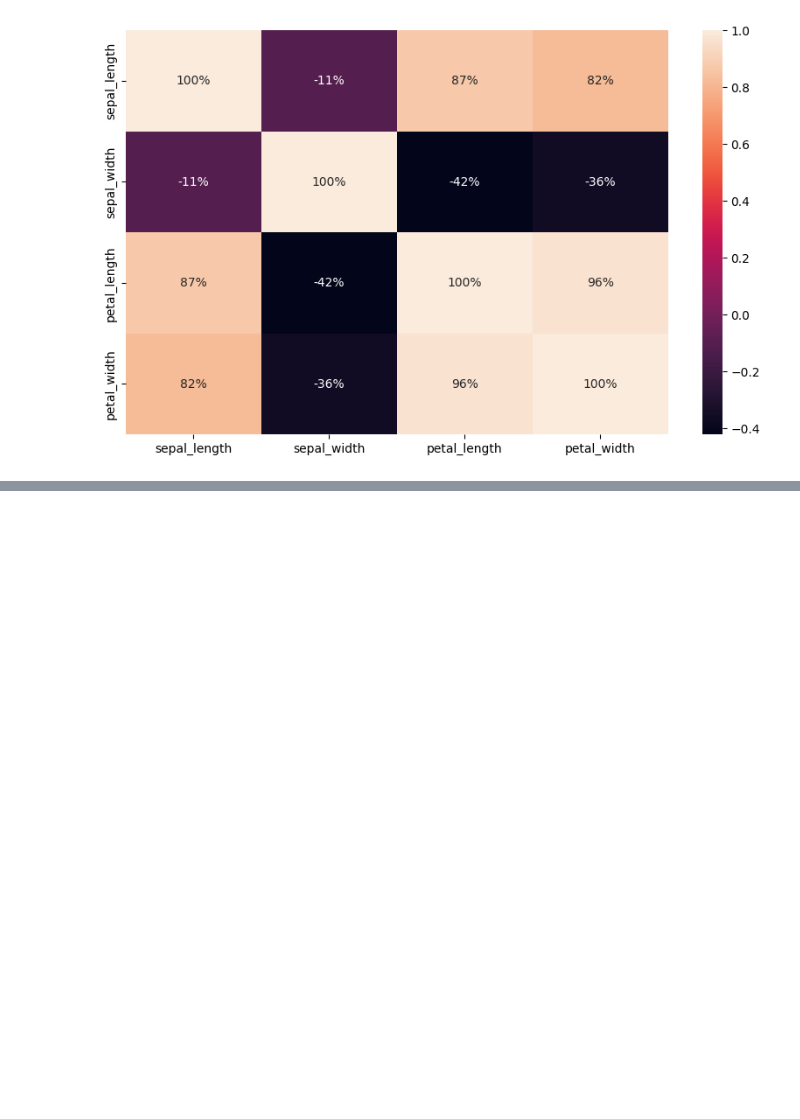
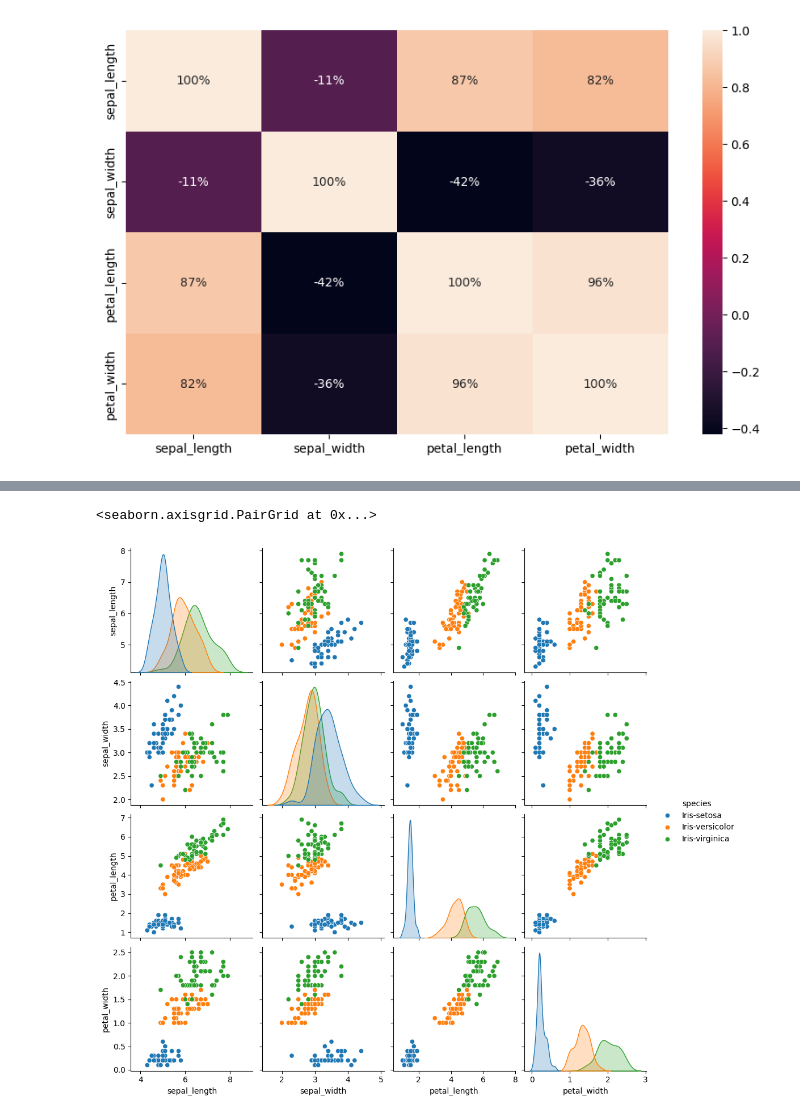
Before and after one commit to Hamdan-Khan/AI-Projects, a Jupyter notebook: classification_iris_flower/main.ipynb, the cells around one changed output, grey strips where cells are left out. Saved outputs shown, nothing was run; the diff lists cells and outputs as text; code cells hidden in the pictures; blank space fills up the shorter version.

```diff
--- a/classification_iris_flower/main.ipynb
+++ b/classification_iris_flower/main.ipynb
@@ -65,0 +75,5 @@ plt.show()
+# %%
+sns.pairplot(data,hue="species")
+# %% [output]
+<seaborn.axisgrid.PairGrid at 0x...>
+[figure, added]
```
Also changed, not shown: parts of 4 cells of this notebook.
